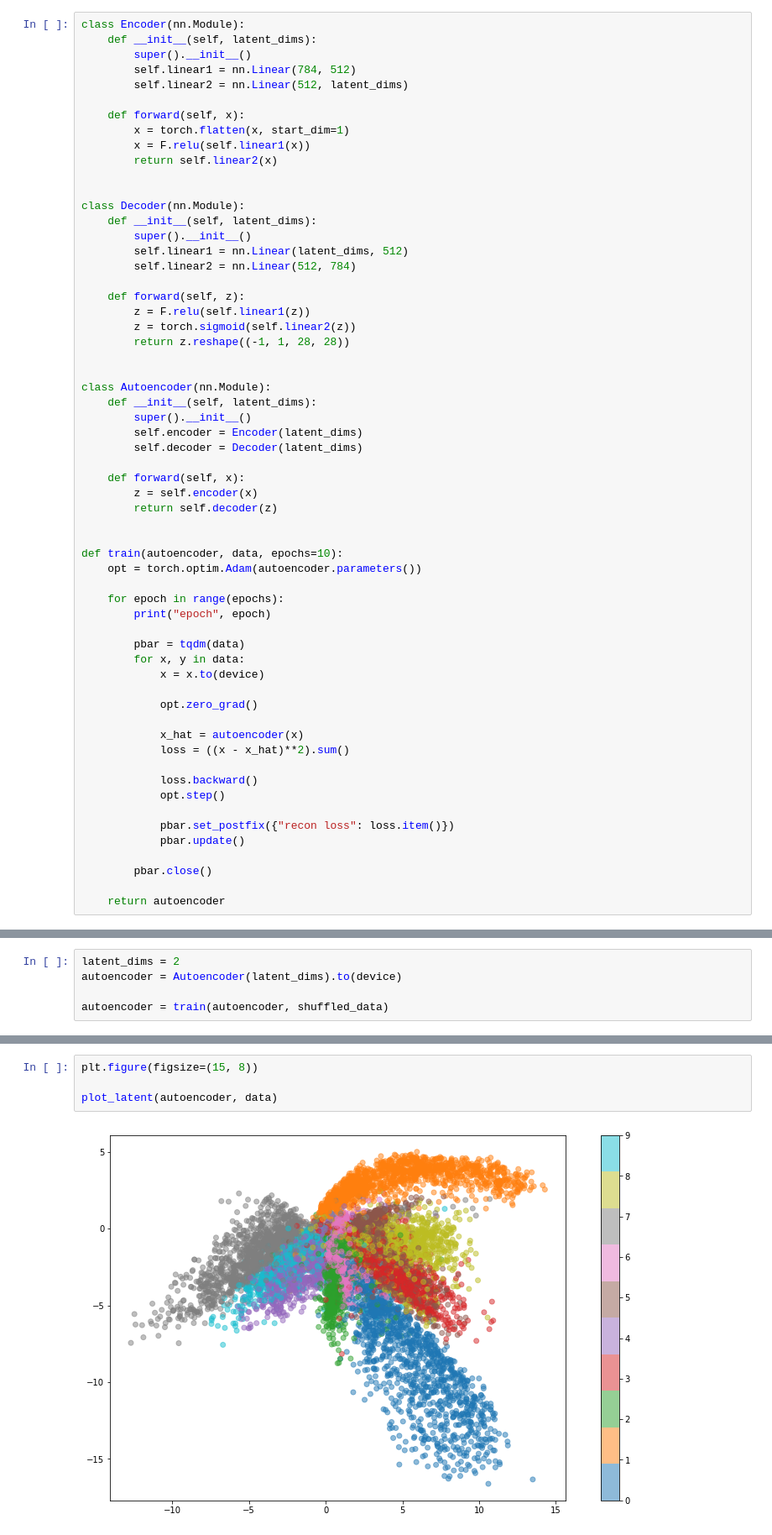
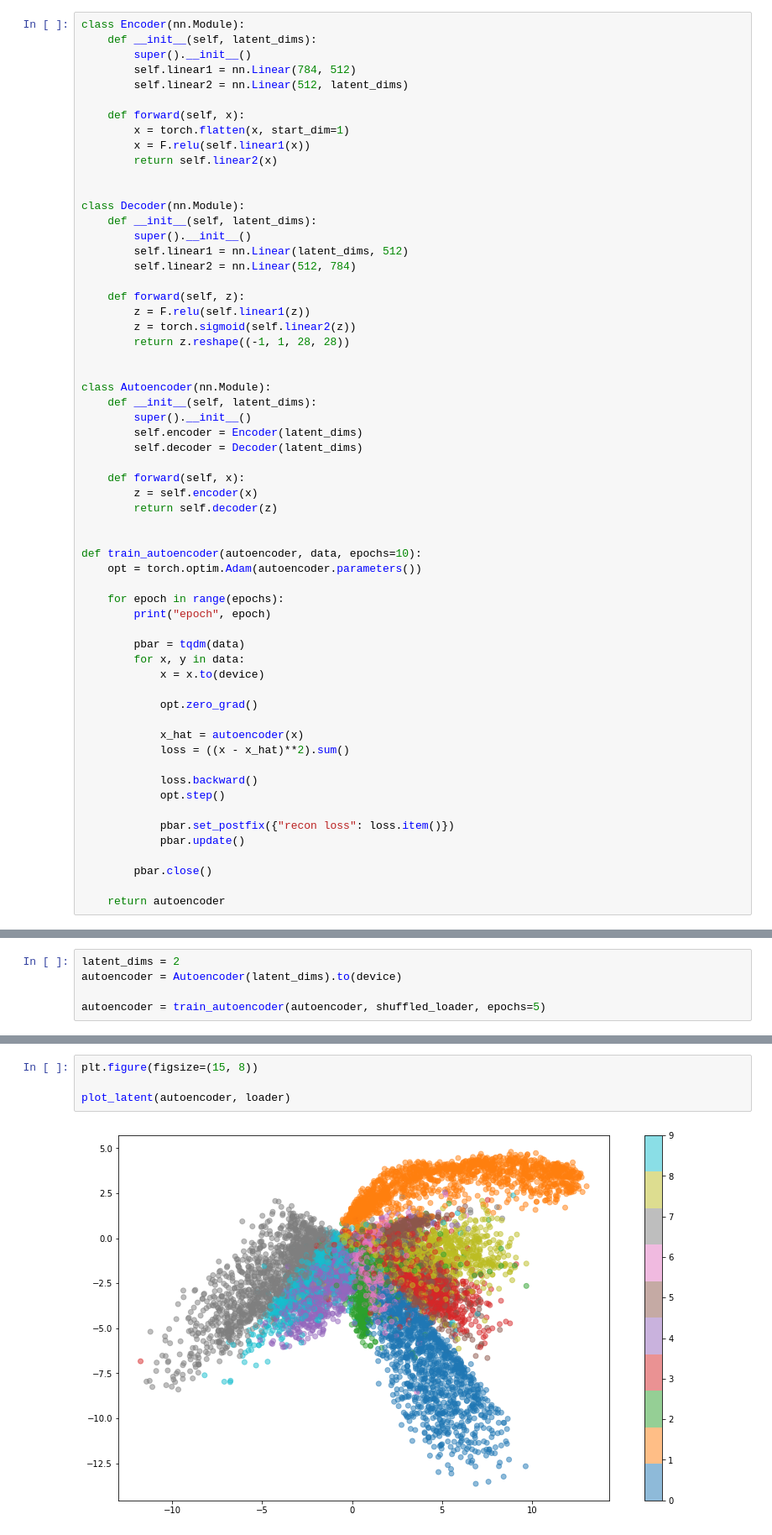
Before and after one commit to KrisNguyen135/Talks, a Jupyter notebook: semi_supervised_vae/notebooks/Autoencoder.ipynb, the cells around one changed output, grey strips where cells are left out. Shown at 84% size. Cells and saved outputs as stored; diff of their text form.

```diff
--- a/semi_supervised_vae/notebooks/Autoencoder.ipynb
+++ b/semi_supervised_vae/notebooks/Autoencoder.ipynb
@@ -91,7 +91,7 @@ class Autoencoder(nn.Module):
         return self.decoder(z)
 
 
-def train(autoencoder, data, epochs=10):
+def train_autoencoder(autoencoder, data, epochs=10):
     opt = torch.optim.Adam(autoencoder.parameters())
 
     for epoch in range(epochs):
@@ -140,7 +140,7 @@ shuffled_train_loader = torch.utils.data.DataLoader(train_data, batch_size=128,
 latent_dims = 2
 autoencoder = Autoencoder(latent_dims).to(device)
 
-autoencoder = train(autoencoder, shuffled_data)
+autoencoder = train_autoencoder(autoencoder, shuffled_loader, epochs=5)
 # %% [output]
 epoch 0
 epoch 1
@@ -155,9 +150,9 @@ epoch 9
 # %%
 plt.figure(figsize=(15, 8))
 
-plot_latent(autoencoder, data)
+plot_latent(autoencoder, loader)
 # %% [output]
-[figure, old version]
+[figure, new version]
 # %%
 plt.figure(figsize=(8, 8))
 
```
Also changed, not shown: parts of 7 cells of this notebook, 1 other file.
